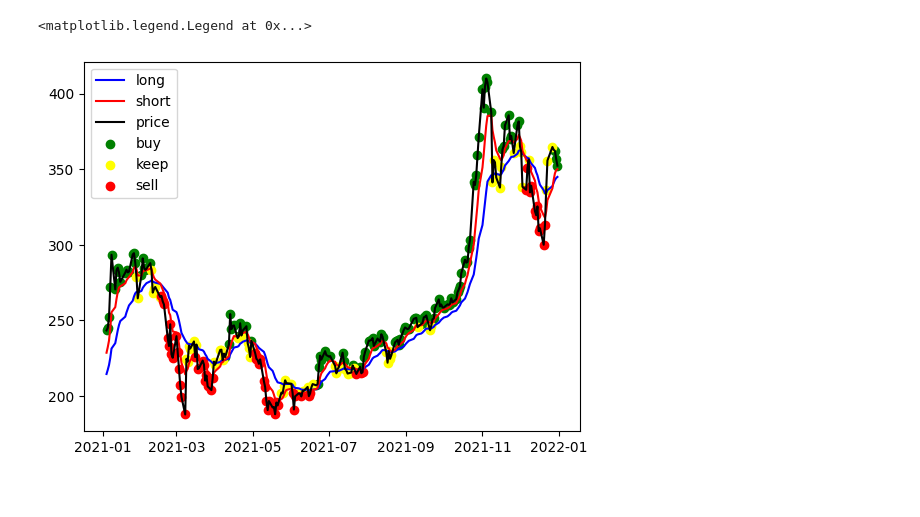
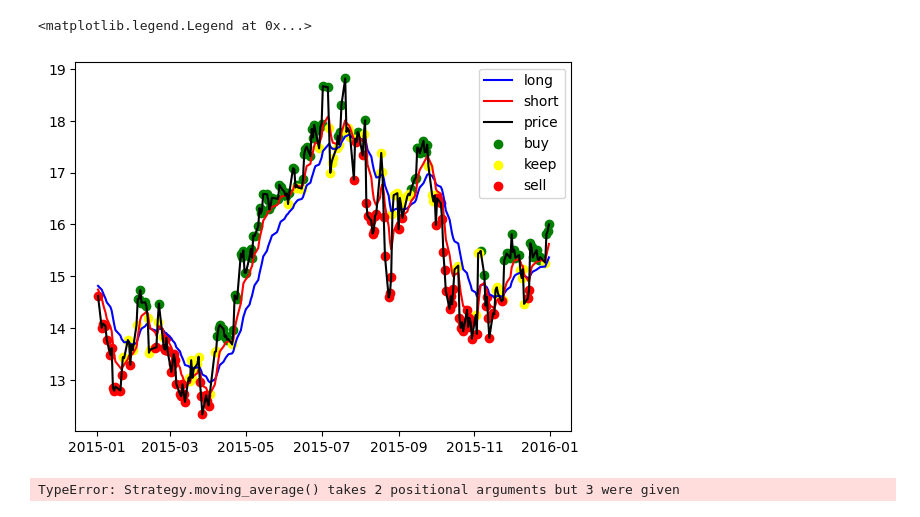
Before and after one commit to kauanmaf/field_project_cartesius, a Jupyter notebook: ma_crossover.ipynb, the cells around one changed output. Drawn from its saved outputs; the diff is of its cells as text; code cells hidden in the pictures.

Commit message:
Agora as funções recebem apenas uma série com a data e a coluna do dado

```diff
--- a/ma_crossover.ipynb
+++ b/ma_crossover.ipynb
@@ -6,5 +6,7 @@ import matplotlib.pyplot as plt
 # Carregando os dados e ajustando o datetime
 tsla_data = pd.read_csv("data/TSLA.csv")
 tsla_data["Date"] = pd.to_datetime(tsla_data["Date"])
+
+tsla_data = pd.Series(tsla_data["Adj Close"].values, index = tsla_data["Date"])
 tsla_data
 # %% [output]
@@ -54,3 +26,8 @@ def moving_average(data_column, date_column, size):
+# %%
+# Função para calcular a média móvel exponencial dos dados
+def moving_average(data, size):
+    average = data.ewm(span = size, adjust = False).mean()
+    return average
 # %%
 # Função do cruzamento de médias móveis
 def ma_crossover(long_average, short_average):
@@ -71,26 +48,33 @@ def ma_crossover(long_average, short_average):
     return diff
 # %%
 # Médias longa e curta
-long_average = moving_average(tsla_data["Adj Close"], tsla_data["Date"], 21)
-short_average = moving_average(tsla_data["Adj Close"], tsla_data["Date"], 8)
+long_average = moving_average(tsla_data, 21)
+short_average = moving_average(tsla_data, 8)
 evaluations = ma_crossover(long_average, short_average)
 
 # Datas de início e fim do intervalo do gráfico
-start_date = "2021-01-01"
-stop_date = "2022-01-01"
+start_date = "2015-01-01"
+stop_date = "2016-01-01"
 
 # Eventos de compra e venda do período
 buys = evaluations[(evaluations.index > start_date) & (evaluations.index < stop_date) & (evaluations.values == 1)].index
 keeps = evaluations[(evaluations.index > start_date) & (evaluations.index < stop_date) & (evaluations.values == 0)].index
 sells = evaluations[(evaluations.index > start_date) & (evaluations.index < stop_date) & (evaluations.values == -1)].index
 
 plt.plot(long_average[(long_average.index > pd.to_datetime(start_date)) & (long_average.index < pd.to_datetime(stop_date))], color = "blue", label = "long")
 plt.plot(short_average[(short_average.index > pd.to_datetime(start_date)) & (short_average.index < pd.to_datetime(stop_date))], color = "red", label = "short")
-plt.plot(pd.Series(tsla_data["Adj Close"][(tsla_data["Date"] > pd.to_datetime(start_date)) & (tsla_data["Date"] < pd.to_datetime(stop_date))].values, tsla_data["Date"][(tsla_data["Date"] > pd.to_datetime(start_date)) & (tsla_data["Date"] < pd.to_datetime(stop_date))]), color = "black", label = "price")
-plt.scatter(buys, tsla_data[tsla_data["Date"].isin(buys)]["Adj Close"], color = "green", label = "buy")
-plt.scatter(keeps, tsla_data[tsla_data["Date"].isin(keeps)]["Adj Close"], color = "yellow", label = "keep")
-plt.scatter(sells, tsla_data[tsla_data["Date"].isin(sells)]["Adj Close"], color = "red", label = "sell")
+plt.plot(pd.Series(tsla_data.values[(tsla_data.index > pd.to_datetime(start_date)) & (tsla_data.index < pd.to_datetime(stop_date))], tsla_data.index[(tsla_data.index > pd.to_datetime(start_date)) & (tsla_data.index < pd.to_datetime(stop_date))]), color = "black", label = "price")
+plt.scatter(buys, tsla_data[tsla_data.index.isin(buys)].values, color = "green", label = "buy")
+plt.scatter(keeps, tsla_data[tsla_data.index.isin(keeps)].values, color = "yellow", label = "keep")
+plt.scatter(sells, tsla_data[tsla_data.index.isin(sells)].values, color = "red", label = "sell")
 plt.legend()
 # %% [output]
 <matplotlib.legend.Legend at 0x...>
-[figure, old version]
+[figure, new version]
+# %%
+from strategy import MA_crossover
+
+teste = MA_crossover(tsla_data, 8, 21)
+teste.run()
+# %% [output]
+TypeError: Strategy.moving_average() takes 2 positional arguments but 3 were given
```
Also changed, not shown: parts of 2 cells of this notebook, 2 other files.
